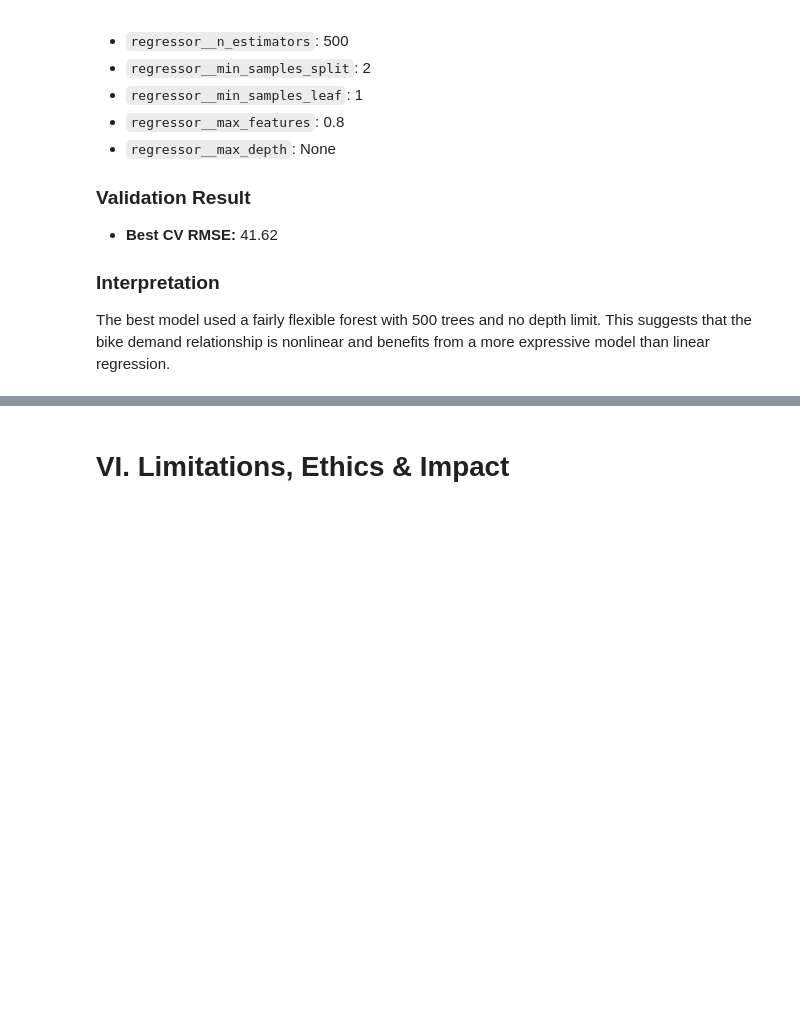
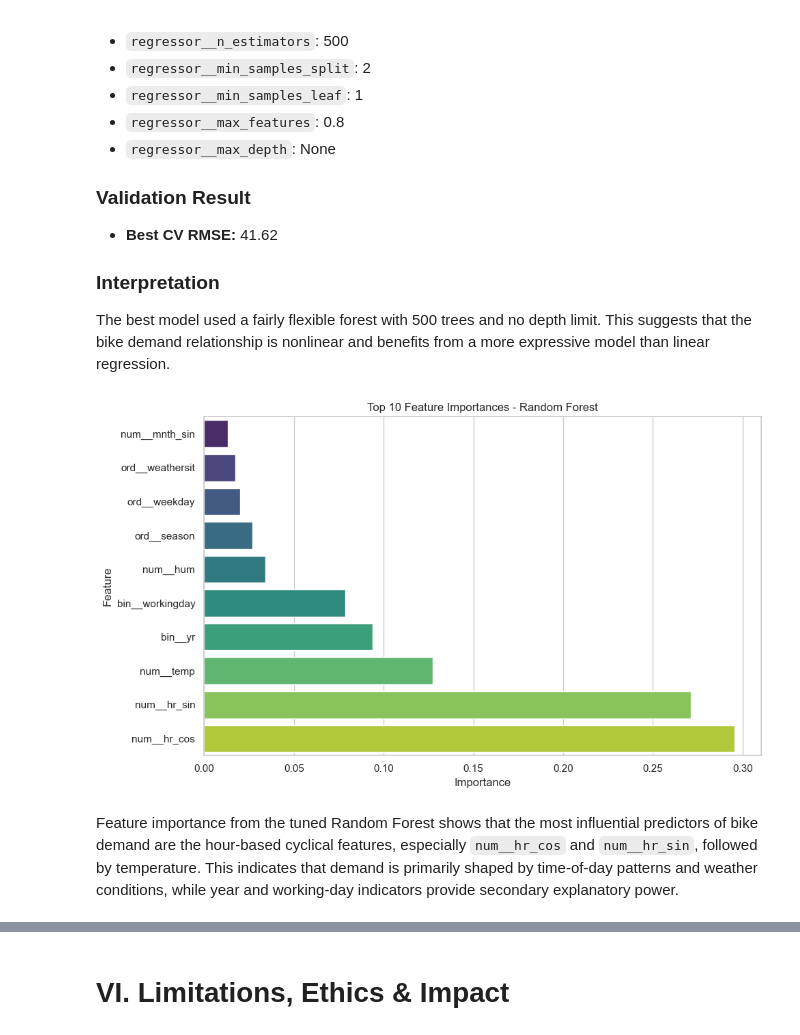
Before and after one commit to clarissecasicarino/hourly-bike-predictor, a Jupyter notebook: notebooks/regression_capstone.ipynb, the cells around one changed output, grey strips where cells are left out. Drawn from its saved outputs; the diff is of its cells as text; code cells hidden in the pictures; blank space fills up the shorter version.

Commit message:
Add comprehensive model evaluation

```diff
--- a/notebooks/regression_capstone.ipynb
+++ b/notebooks/regression_capstone.ipynb
@@ -1240,3 +1240,36 @@ We tuned the Random Forest model using cross-validation to maximize validation p
 
 ### Interpretation
 The best model used a fairly flexible forest with 500 trees and no depth limit. This suggests that the bike demand relationship is nonlinear and benefits from a more expressive model than linear regression.
+# %%
+# Get feature names after preprocessing
+feature_names = best_model.named_steps["preprocessor"].get_feature_names_out()
+
+# Get importance values from the regressor
+importances = best_model.named_steps["regressor"].feature_importances_
+
+# Build importance table
+fi_df = pd.DataFrame({
+    "feature": feature_names,
+    "importance": importances
+}).sort_values("importance", ascending=False)
+
+top10 = fi_df.head(10).sort_values("importance", ascending=True)
+
+plt.figure(figsize=(10, 6))
+ax = sns.barplot(
+    data=top10,
+    x="importance",
+    y="feature",
+    hue="feature",
+    palette="viridis",
+    legend=False
+)
+ax.set_title("Top 10 Feature Importances - Random Forest")
+ax.set_xlabel("Importance")
+ax.set_ylabel("Feature")
+plt.tight_layout()
+plt.show()
+# %% [output]
+[figure, added]
+# %% [markdown]
+Feature importance from the tuned Random Forest shows that the most influential predictors of bike demand are the hour-based cyclical features, especially `num__hr_cos` and `num__hr_sin`, followed by temperature. This indicates that demand is primarily shaped by time-of-day patterns and weather conditions, while year and working-day indicators provide secondary explanatory power.
```
Also changed, not shown: parts of 3 cells of this notebook.
